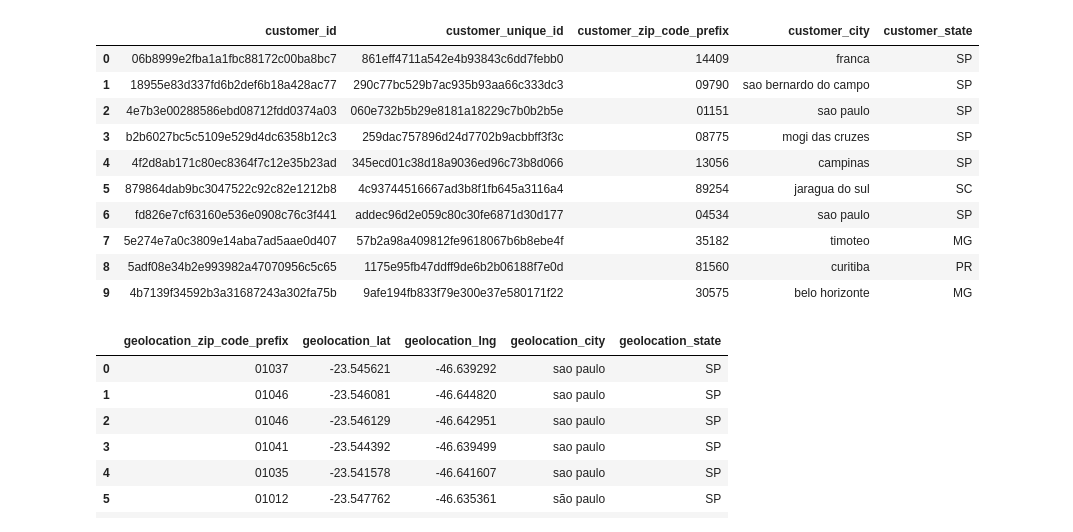
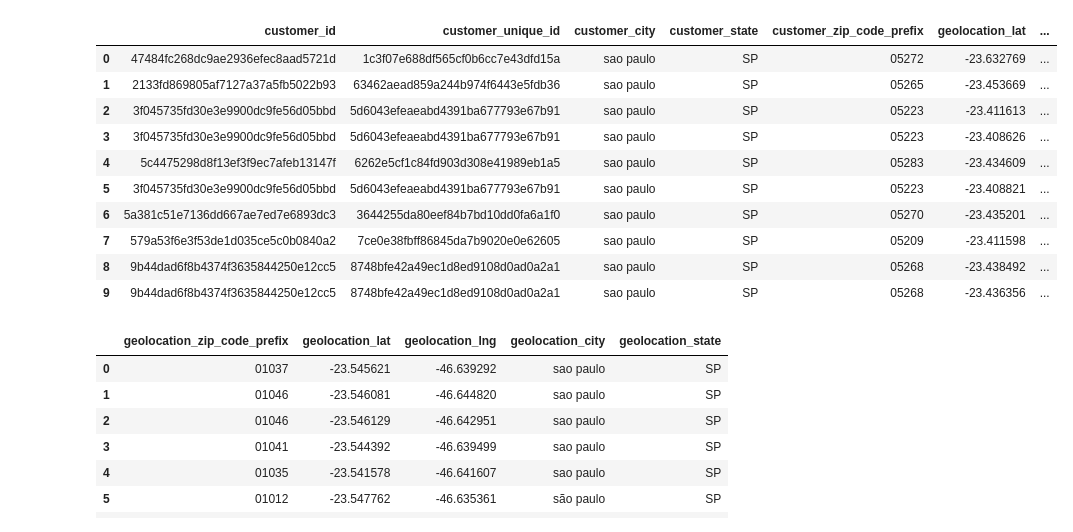
Before and after one commit to silasge/olist-ecommerce, a Jupyter notebook: notebooks/exploracao.ipynb, the cells around one changed output. Cells and saved outputs as stored; diff of their text form; code cells hidden in the pictures.

```diff
--- a/notebooks/exploracao.ipynb
+++ b/notebooks/exploracao.ipynb
@@ -4,19 +4,33 @@ import duckdb
 # %%
 con = duckdb.connect("../data/database/olist_ecommerce.duckdb")
 # %%
-con.sql("SELECT * FROM olist_staging.stg_olist__customers LIMIT 10").df()
+con.sql("""
+SELECT
+    A.customer_id,
+    A.customer_unique_id,
+    A.customer_city,
+    A.customer_state,
+    A.customer_zip_code_prefix,
+    B.geolocation_lat,
+    B.geolocation_lng
+FROM
+    olist_staging.stg_olist__customers A
+LEFT JOIN
+    olist_staging.stg_olist__geolocation B
+    ON A.customer_zip_code_prefix = B.geolocation_zip_code_prefix
+LIMIT 10""").df()
 # %% [output]
-|  | customer_id | customer_unique_id | customer_zip_code_prefix | customer_city | customer_state |
-| 0 | 06b8999e2fba1a1fbc88172c00ba8bc7 | 861eff4711a542e4b93843c6dd7febb0 | 14409 | franca | SP |
-| 1 | 18955e83d337fd6b2def6b18a428ac77 | 290c77bc529b7ac935b93aa66c333dc3 | 09790 | sao bernardo do campo | SP |
-| 2 | 4e7b3e00288586ebd08712fdd0374a03 | 060e732b5b29e8181a18229c7b0b2b5e | 01151 | sao paulo | SP |
-| 3 | b2b6027bc5c5109e529d4dc6358b12c3 | 259dac757896d24d7702b9acbbff3f3c | 08775 | mogi das cruzes | SP |
-| 4 | 4f2d8ab171c80ec8364f7c12e35b23ad | 345ecd01c38d18a9036ed96c73b8d066 | 13056 | campinas | SP |
-| 5 | 879864dab9bc3047522c92c82e1212b8 | 4c93744516667ad3b8f1fb645a3116a4 | 89254 | jaragua do sul | SC |
-| 6 | fd826e7cf63160e536e0908c76c3f441 | addec96d2e059c80c30fe6871d30d177 | 04534 | sao paulo | SP |
-| 7 | 5e274e7a0c3809e14aba7ad5aae0d407 | 57b2a98a409812fe9618067b6b8ebe4f | 35182 | timoteo | MG |
-| 8 | 5adf08e34b2e993982a47070956c5c65 | 1175e95fb47ddff9de6b2b06188f7e0d | 81560 | curitiba | PR |
-| 9 | 4b7139f34592b3a31687243a302fa75b | 9afe194fb833f79e300e37e580171f22 | 30575 | belo horizonte | MG |
+|  | customer_id | customer_unique_id | customer_city | customer_state | customer_zip_code_prefix | geolocation_lat | ... |
+| 0 | 47484fc268dc9ae2936efec8aad5721d | 1c3f07e688df565cf0b6cc7e43dfd15a | sao paulo | SP | 05272 | -23.632769 | ... |
+| 1 | 2133fd869805af7127a37a5fb5022b93 | 63462aead859a244b974f6443e5fdb36 | sao paulo | SP | 05265 | -23.453669 | ... |
+| 2 | 3f045735fd30e3e9900dc9fe56d05bbd | 5d6043efeaeabd4391ba677793e67b91 | sao paulo | SP | 05223 | -23.411613 | ... |
+| 3 | 3f045735fd30e3e9900dc9fe56d05bbd | 5d6043efeaeabd4391ba677793e67b91 | sao paulo | SP | 05223 | -23.408626 | ... |
+| 4 | 5c4475298d8f13ef3f9ec7afeb13147f | 6262e5cf1c84fd903d308e41989eb1a5 | sao paulo | SP | 05283 | -23.434609 | ... |
+| 5 | 3f045735fd30e3e9900dc9fe56d05bbd | 5d6043efeaeabd4391ba677793e67b91 | sao paulo | SP | 05223 | -23.408821 | ... |
+| 6 | 5a381c51e7136dd667ae7ed7e6893dc3 | 3644255da80eef84b7bd10dd0fa6a1f0 | sao paulo | SP | 05270 | -23.435201 | ... |
+| 7 | 579a53f6e3f53de1d035ce5c0b0840a2 | 7ce0e38fbff86845da7b9020e0e62605 | sao paulo | SP | 05209 | -23.411598 | ... |
+| 8 | 9b44dad6f8b4374f3635844250e12cc5 | 8748bfe42a49ec1d8ed9108d0ad0a2a1 | sao paulo | SP | 05268 | -23.438492 | ... |
+| 9 | 9b44dad6f8b4374f3635844250e12cc5 | 8748bfe42a49ec1d8ed9108d0ad0a2a1 | sao paulo | SP | 05268 | -23.436356 | ... |
 # %%
 con.sql("SELECT * FROM olist_staging.stg_olist__geolocation LIMIT 10").df()
 # %% [output]
```
Also changed, not shown: 2 other files.
